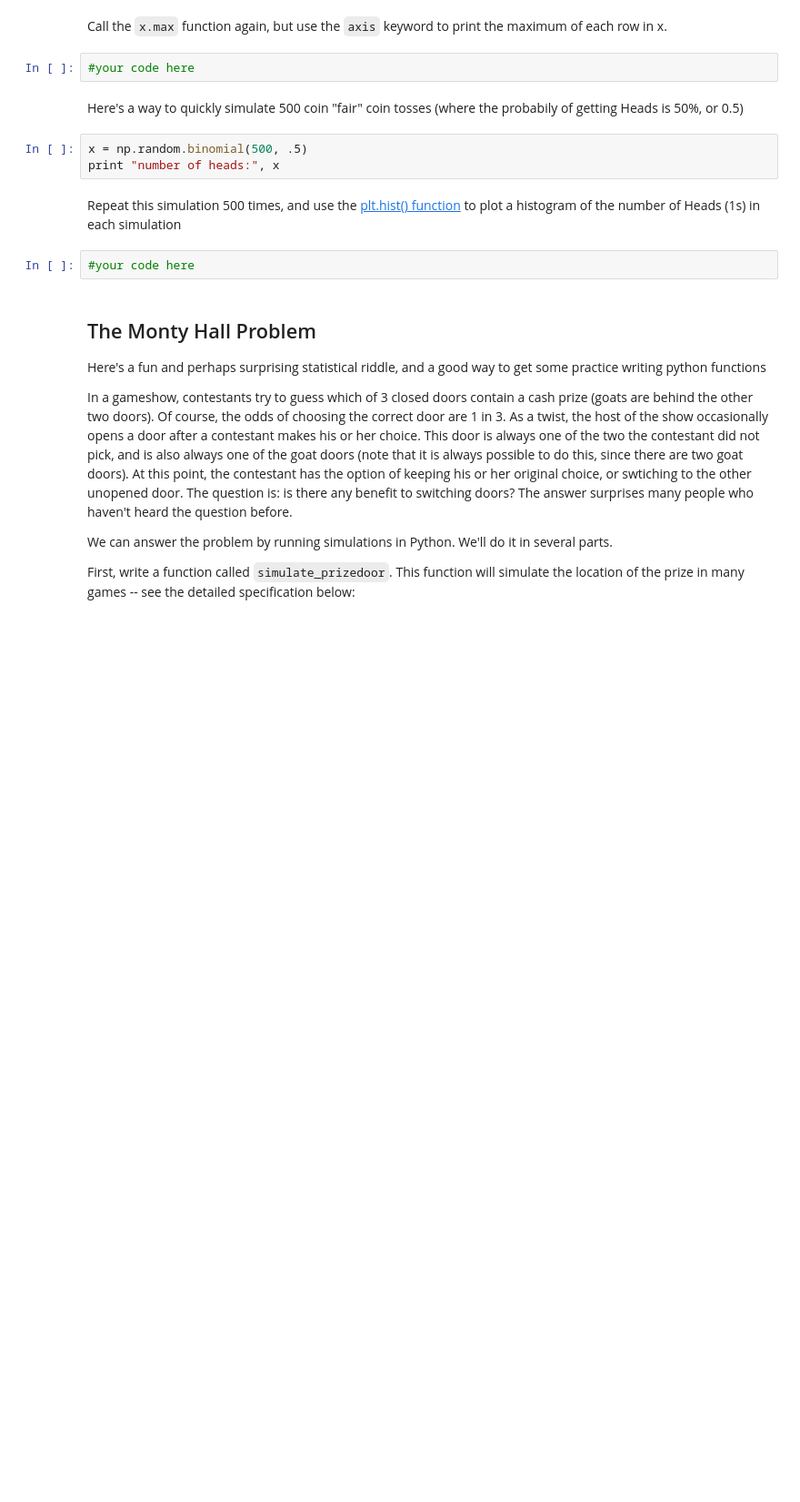
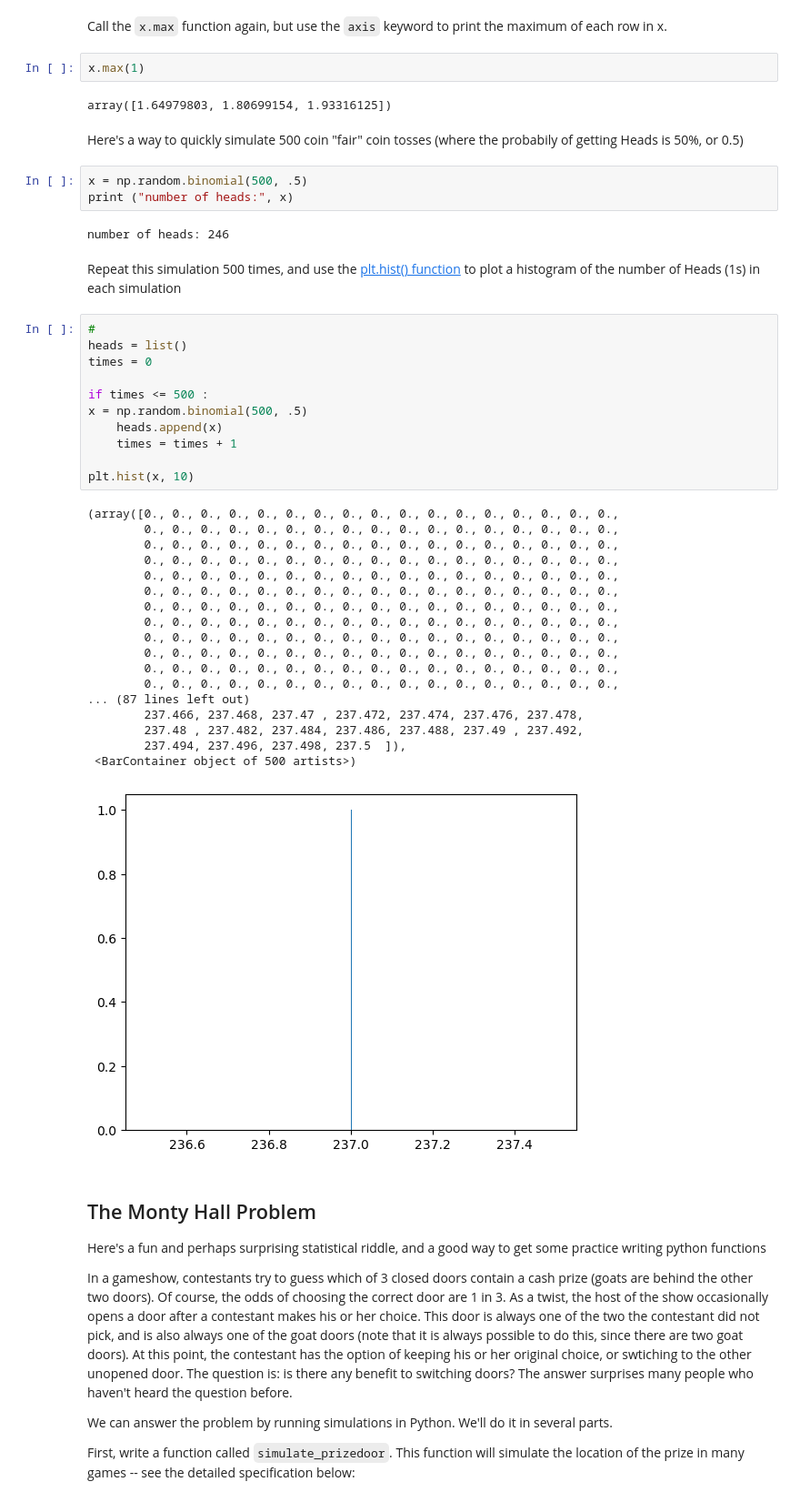
Before and after one commit to santiagoa88g/CS1092015, a Jupyter notebook: HW0.ipynb, the cells around one changed output. Shown at 91% size. Cells and saved outputs as stored; diff of their text form; blank space fills up the shorter version.

```diff
--- a/HW0.ipynb
+++ b/HW0.ipynb
@@ -187,16 +193,48 @@ Print the maximum, minimum, and mean of the array. This does **not** require wri
 # %% [markdown]
 Call the `x.max` function again, but use the `axis` keyword to print the maximum of each row in x.
 # %%
-#your code here
+x.max(1)
+# %% [output]
+array([1.64979803, 1.80699154, 1.93316125])
 # %% [markdown]
 Here's a way to quickly simulate 500 coin "fair" coin tosses (where the probabily of getting Heads is 50%, or 0.5)
 # %%
 x = np.random.binomial(500, .5)
-print "number of heads:", x
+print ("number of heads:", x)
+# %% [output]
+number of heads: 246
 # %% [markdown]
 Repeat this simulation 500 times, and use the [plt.hist() function](http://matplotlib.org/api/pyplot_api.html#matplotlib.pyplot.hist) to plot a histogram of the number of Heads (1s) in each simulation
 # %%
-#your code here
+#
+heads = list()
+times = 0
+
+if times <= 500 :
+x = np.random.binomial(500, .5)
+    heads.append(x)
+    times = times + 1
+
+plt.hist(x, 10)
+# %% [output]
+(array([0., 0., 0., 0., 0., 0., 0., 0., 0., 0., 0., 0., 0., 0., 0., 0., 0.,
+        0., 0., 0., 0., 0., 0., 0., 0., 0., 0., 0., 0., 0., 0., 0., 0., 0.,
+        0., 0., 0., 0., 0., 0., 0., 0., 0., 0., 0., 0., 0., 0., 0., 0., 0.,
+        0., 0., 0., 0., 0., 0., 0., 0., 0., 0., 0., 0., 0., 0., 0., 0., 0.,
+        0., 0., 0., 0., 0., 0., 0., 0., 0., 0., 0., 0., 0., 0., 0., 0., 0.,
+        0., 0., 0., 0., 0., 0., 0., 0., 0., 0., 0., 0., 0., 0., 0., 0., 0.,
+        0., 0., 0., 0., 0., 0., 0., 0., 0., 0., 0., 0., 0., 0., 0., 0., 0.,
+        0., 0., 0., 0., 0., 0., 0., 0., 0., 0., 0., 0., 0., 0., 0., 0., 0.,
+        0., 0., 0., 0., 0., 0., 0., 0., 0., 0., 0., 0., 0., 0., 0., 0., 0.,
+        0., 0., 0., 0., 0., 0., 0., 0., 0., 0., 0., 0., 0., 0., 0., 0., 0.,
+        0., 0., 0., 0., 0., 0., 0., 0., 0., 0., 0., 0., 0., 0., 0., 0., 0.,
+        0., 0., 0., 0., 0., 0., 0., 0., 0., 0., 0., 0., 0., 0., 0., 0., 0.,
+... (87 lines left out)
+        237.466, 237.468, 237.47 , 237.472, 237.474, 237.476, 237.478,
+        237.48 , 237.482, 237.484, 237.486, 237.488, 237.49 , 237.492,
+        237.494, 237.496, 237.498, 237.5  ]),
+ <BarContainer object of 500 artists>)
+[figure, added]
 # %% [markdown]
 ## The Monty Hall Problem
 
```
Also changed, not shown: parts of 1 cell of this notebook.
